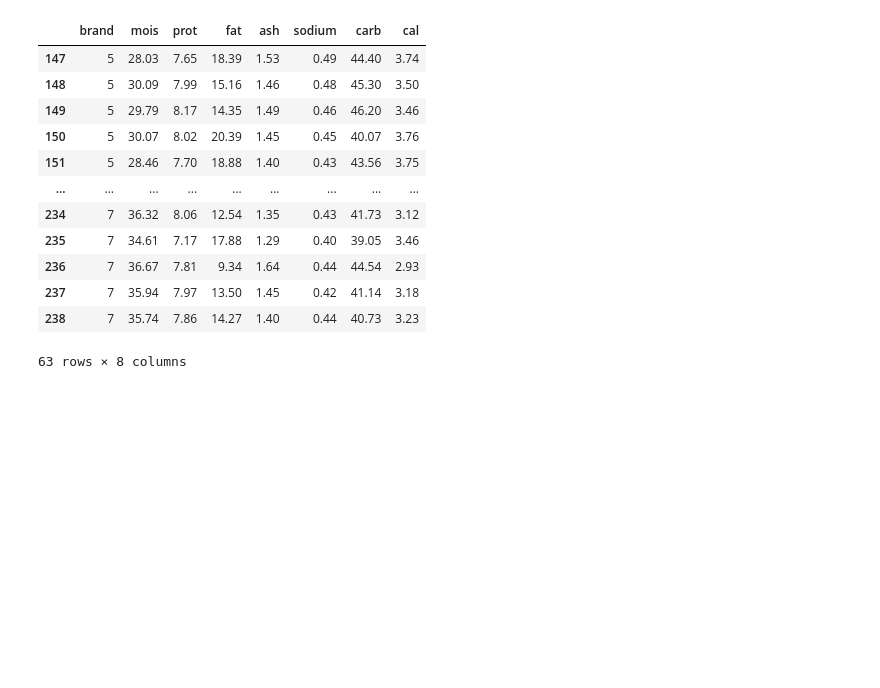
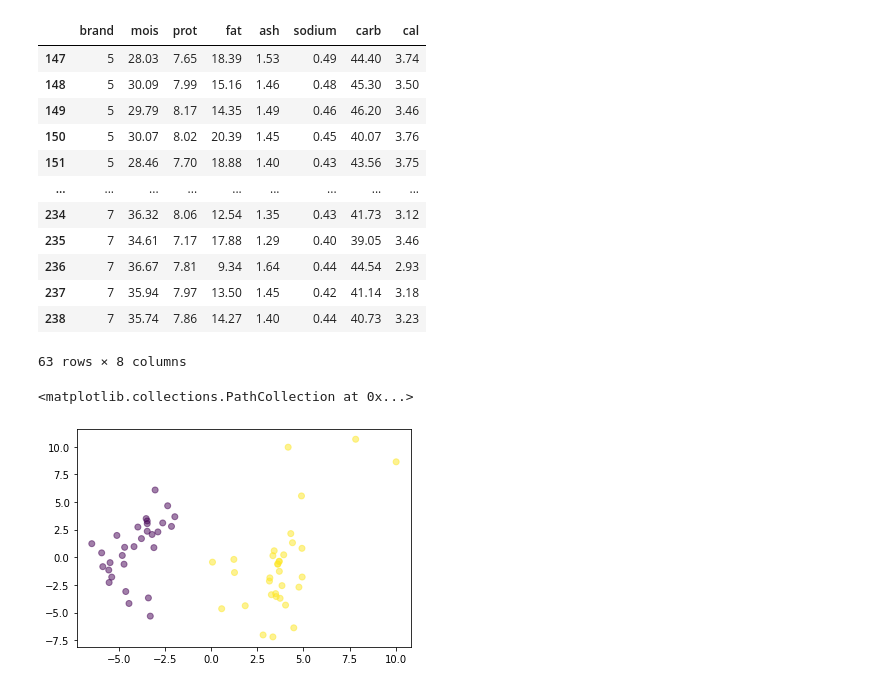
Before and after one commit to sskboonmee/multivariate, a Jupyter notebook: Exam01.ipynb, the cells around one changed output. Saved outputs shown, nothing was run; the diff lists cells and outputs as text; code cells hidden in the pictures; blank space fills up the shorter version.

```diff
--- a/Exam01.ipynb
+++ b/Exam01.ipynb
@@ -274,3 +274,8 @@ FH
 # %%
 pca = PCA(n_components=2)
 new_pca2 = pca.fit_transform(FH.iloc[:,1:].to_numpy())
+# %%
+plt.scatter(new_pca2[:,0],new_pca2[:,1],c = FH['brand'],alpha=0.5)  #จากกราฟตัวนี้เราไม่ทราบว่าตัวไหนคือแบรนด์ F ตัวไหนคือแบรนด์ H
+# %% [output]
+<matplotlib.collections.PathCollection at 0x...>
+[figure, added]
```
Also changed, not shown: parts of 6 cells of this notebook.
